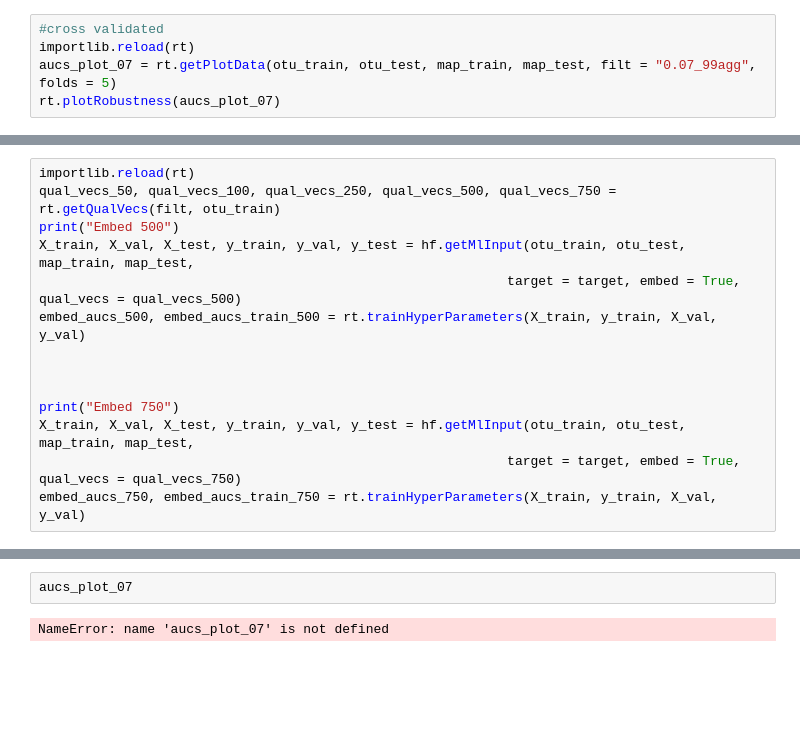
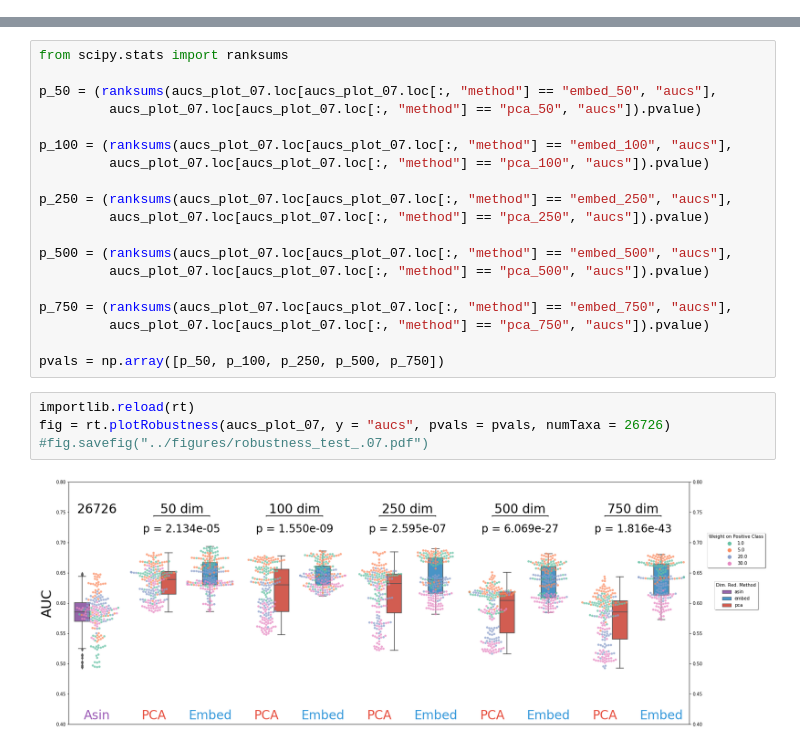
Before and after one commit to kiti15237/gutmicrobiome_16S_embed, a Jupyter notebook: scripts/robustness_test_ASV.ipynb, the cells around one changed output, grey strips where cells are left out. Cells and saved outputs as stored; diff of their text form; blank space fills up the shorter version.

Commit message:
updated robustness test for prettier plotting

```diff
--- a/scripts/robustness_test_ASV.ipynb
+++ b/scripts/robustness_test_ASV.ipynb
@@ -53,5 +35,0 @@ warnings.filterwarnings('ignore')
-# %%
-#cross validated
-importlib.reload(rt)
-aucs_plot_07 = rt.getPlotData(otu_train, otu_test, map_train, map_test, filt = "0.07_99agg", folds = 5)
-rt.plotRobustness(aucs_plot_07)
@@ -1044,14 +35,0 @@ Asin
-# %%
-importlib.reload(rt)
-qual_vecs_50, qual_vecs_100, qual_vecs_250, qual_vecs_500, qual_vecs_750 = rt.getQualVecs(filt, otu_train)
-print("Embed 500")
-X_train, X_val, X_test, y_train, y_val, y_test = hf.getMlInput(otu_train, otu_test, map_train, map_test,
-                                                            target = target, embed = True, qual_vecs = qual_vecs_500)
-embed_aucs_500, embed_aucs_train_500 = rt.trainHyperParameters(X_train, y_train, X_val, y_val)
-
-
-
-print("Embed 750")
-X_train, X_val, X_test, y_train, y_val, y_test = hf.getMlInput(otu_train, otu_test, map_train, map_test,
-                                                            target = target, embed = True, qual_vecs = qual_vecs_750)
-embed_aucs_750, embed_aucs_train_750 = rt.trainHyperParameters(X_train, y_train, X_val, y_val)
@@ -1161,4 +36,25 @@ Name: 97, dtype: object
-# %%
-aucs_plot_07
-# %% [output]
-NameError: name 'aucs_plot_07' is not defined
+# %%
+from scipy.stats import ranksums
+
+p_50 = (ranksums(aucs_plot_07.loc[aucs_plot_07.loc[:, "method"] == "embed_50", "aucs"],
+         aucs_plot_07.loc[aucs_plot_07.loc[:, "method"] == "pca_50", "aucs"]).pvalue)
+
+p_100 = (ranksums(aucs_plot_07.loc[aucs_plot_07.loc[:, "method"] == "embed_100", "aucs"],
+         aucs_plot_07.loc[aucs_plot_07.loc[:, "method"] == "pca_100", "aucs"]).pvalue)
+
+p_250 = (ranksums(aucs_plot_07.loc[aucs_plot_07.loc[:, "method"] == "embed_250", "aucs"],
+         aucs_plot_07.loc[aucs_plot_07.loc[:, "method"] == "pca_250", "aucs"]).pvalue)
+
+p_500 = (ranksums(aucs_plot_07.loc[aucs_plot_07.loc[:, "method"] == "embed_500", "aucs"],
+         aucs_plot_07.loc[aucs_plot_07.loc[:, "method"] == "pca_500", "aucs"]).pvalue)
+
+p_750 = (ranksums(aucs_plot_07.loc[aucs_plot_07.loc[:, "method"] == "embed_750", "aucs"],
+         aucs_plot_07.loc[aucs_plot_07.loc[:, "method"] == "pca_750", "aucs"]).pvalue)
+
+pvals = np.array([p_50, p_100, p_250, p_500, p_750])
+# %%
+importlib.reload(rt)
+fig = rt.plotRobustness(aucs_plot_07, y = "aucs", pvals = pvals, numTaxa = 26726)
+#fig.savefig("../figures/robustness_test_.07.pdf")
+# %% [output]
+[figure, added]
```
Also changed, not shown: parts of 25 cells of this notebook, 1 other file.
